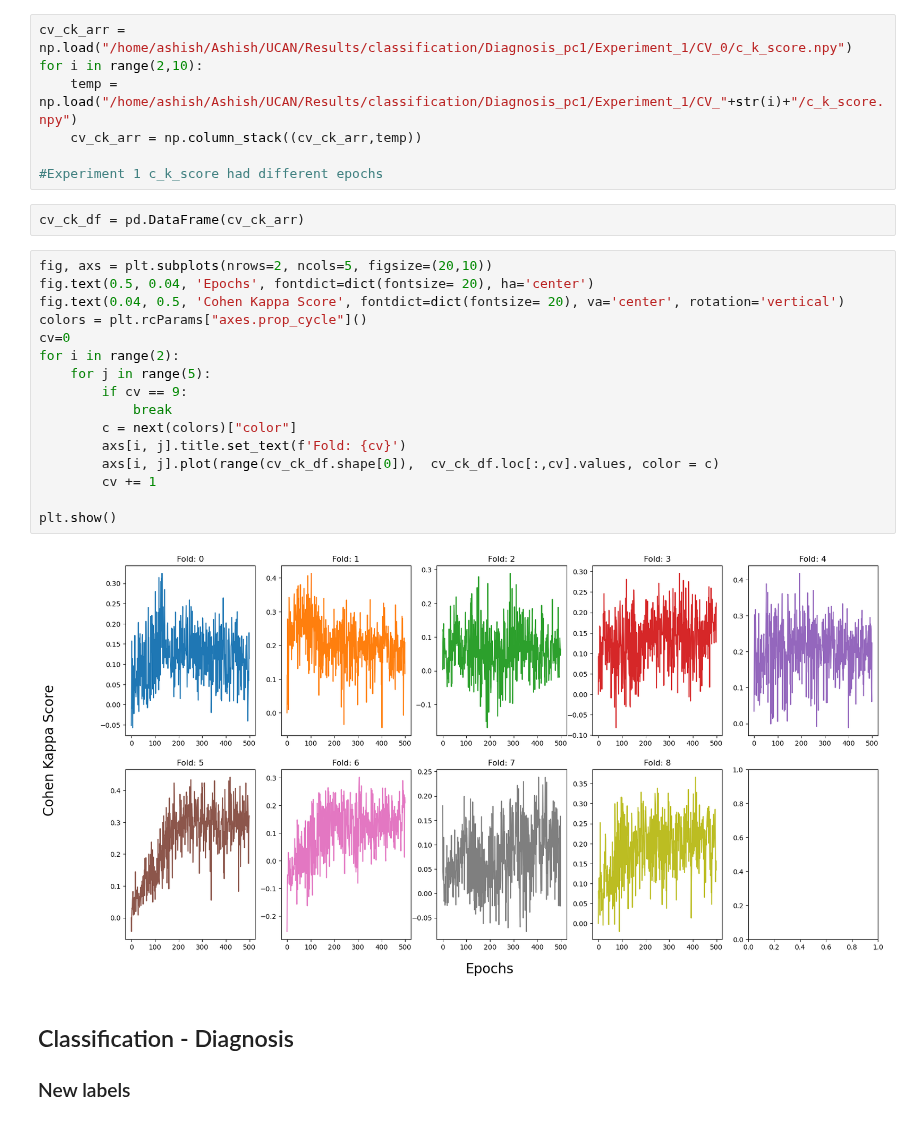
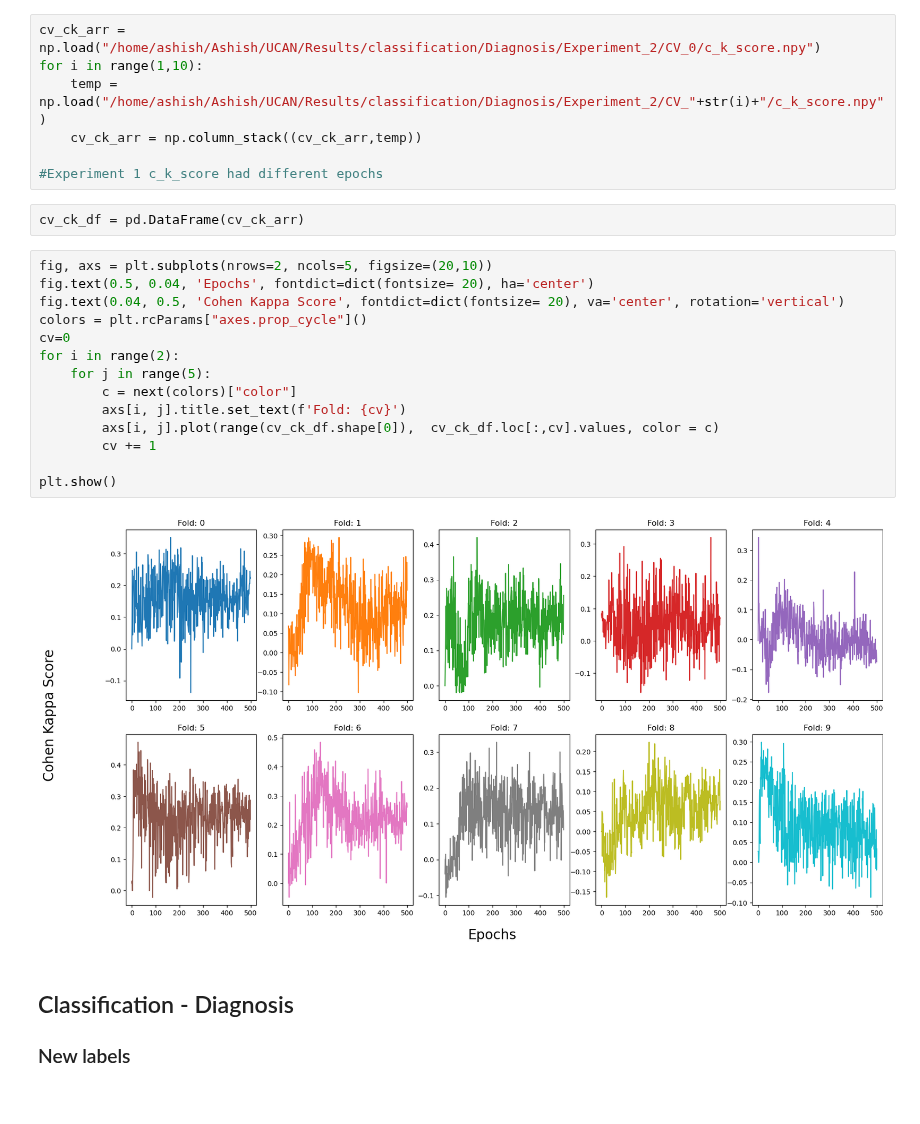
Before and after one commit to NickosKal/UCAN-PET-CT-image-data-handling-pipeline, a Jupyter notebook: Results/evaluate_models_adi.ipynb, the cells around one changed output. Saved outputs shown, nothing was run; the diff lists cells and outputs as text.

Commit message:
created final metric plots

```diff
--- a/Results/evaluate_models_adi.ipynb
+++ b/Results/evaluate_models_adi.ipynb
@@ -67,9 +67,9 @@ plt.show()
 ## Classification - Diagnosis
 ### Old labels
 # %%
-cv_ck_arr = np.load("/home/ashish/Ashish/UCAN/Results/classification/Diagnosis_pc1/Experiment_1/CV_0/c_k_score.npy")
-for i in range(2,10):
-    temp = np.load("/home/ashish/Ashish/UCAN/Results/classification/Diagnosis_pc1/Experiment_1/CV_"+str(i)+"/c_k_score.npy")
+cv_ck_arr = np.load("/home/ashish/Ashish/UCAN/Results/classification/Diagnosis/Experiment_2/CV_0/c_k_score.npy")
+for i in range(1,10):
+    temp = np.load("/home/ashish/Ashish/UCAN/Results/classification/Diagnosis/Experiment_2/CV_"+str(i)+"/c_k_score.npy")
     cv_ck_arr = np.column_stack((cv_ck_arr,temp))
 
 #Experiment 1 c_k_score had different epochs
@@ -78,21 +78,19 @@ cv_ck_df = pd.DataFrame(cv_ck_arr)
 # %%
 fig, axs = plt.subplots(nrows=2, ncols=5, figsize=(20,10))
 fig.text(0.5, 0.04, 'Epochs', fontdict=dict(fontsize= 20), ha='center')
 fig.text(0.04, 0.5, 'Cohen Kappa Score', fontdict=dict(fontsize= 20), va='center', rotation='vertical')
 colors = plt.rcParams["axes.prop_cycle"]()
 cv=0
 for i in range(2):
     for j in range(5):
-        if cv == 9:
-            break
         c = next(colors)["color"]
         axs[i, j].title.set_text(f'Fold: {cv}')
         axs[i, j].plot(range(cv_ck_df.shape[0]),  cv_ck_df.loc[:,cv].values, color = c)
         cv += 1
 
 plt.show()
 # %% [output]
-[figure, old version]
+[figure, new version]
 # %% [markdown]
 ## Classification - Diagnosis
 ### New labels
```
Also changed, not shown: parts of 9 cells of this notebook.
